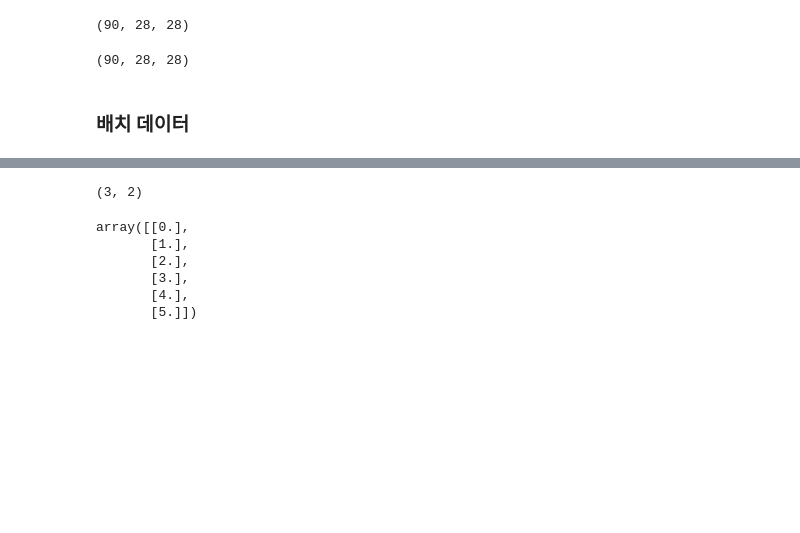
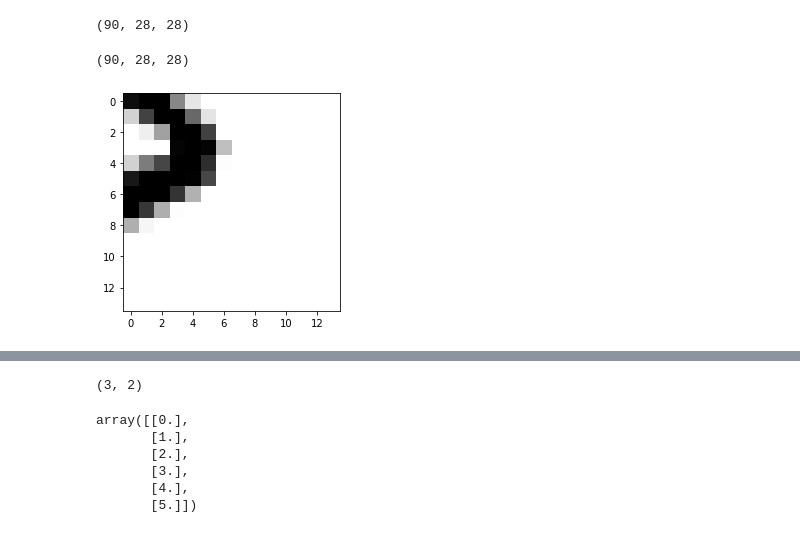
Before and after one commit to sojung519/class-python-for-dl, a Jupyter notebook: chapter02_mathematical-building-blocks.ipynb, the cells around one changed output, grey strips where cells are left out. Cells and saved outputs as stored; diff of their text form; code cells hidden in the pictures; blank space fills up the shorter version.

```diff
--- a/chapter02_mathematical-building-blocks.ipynb
+++ b/chapter02_mathematical-building-blocks.ipynb
@@ -213,7 +261,10 @@ my_slice.shape
 (90, 28, 28)
 # %%
 my_slice = train_images[:, 14:, 14:]
+# %%
+plt.imshow(my_slice[0], cmap=plt.cm.binary)
+plt.show()
+# %% [output]
+[figure, added]
 # %%
 my_slice = train_images[:, 7:-7, 7:-7]
-# %% [markdown]
-### 배치 데이터
```
Also changed, not shown: parts of 138 cells of this notebook.
